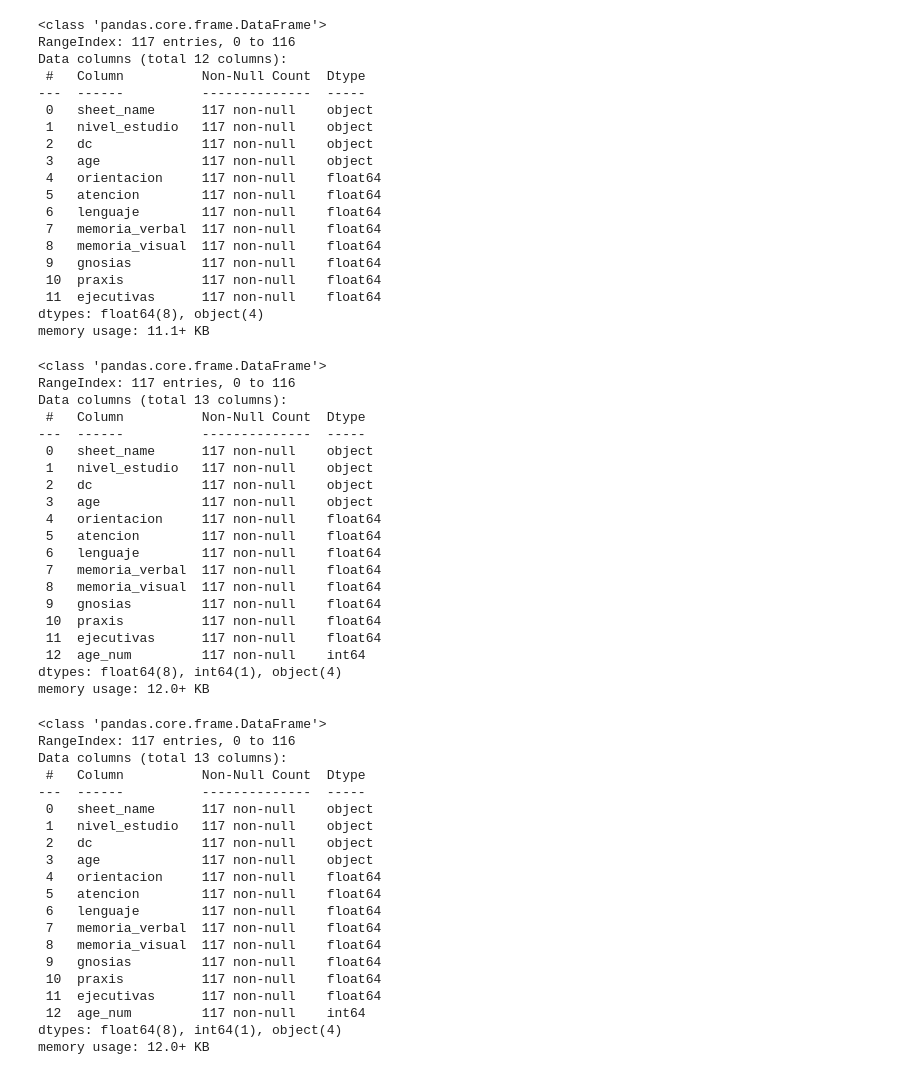
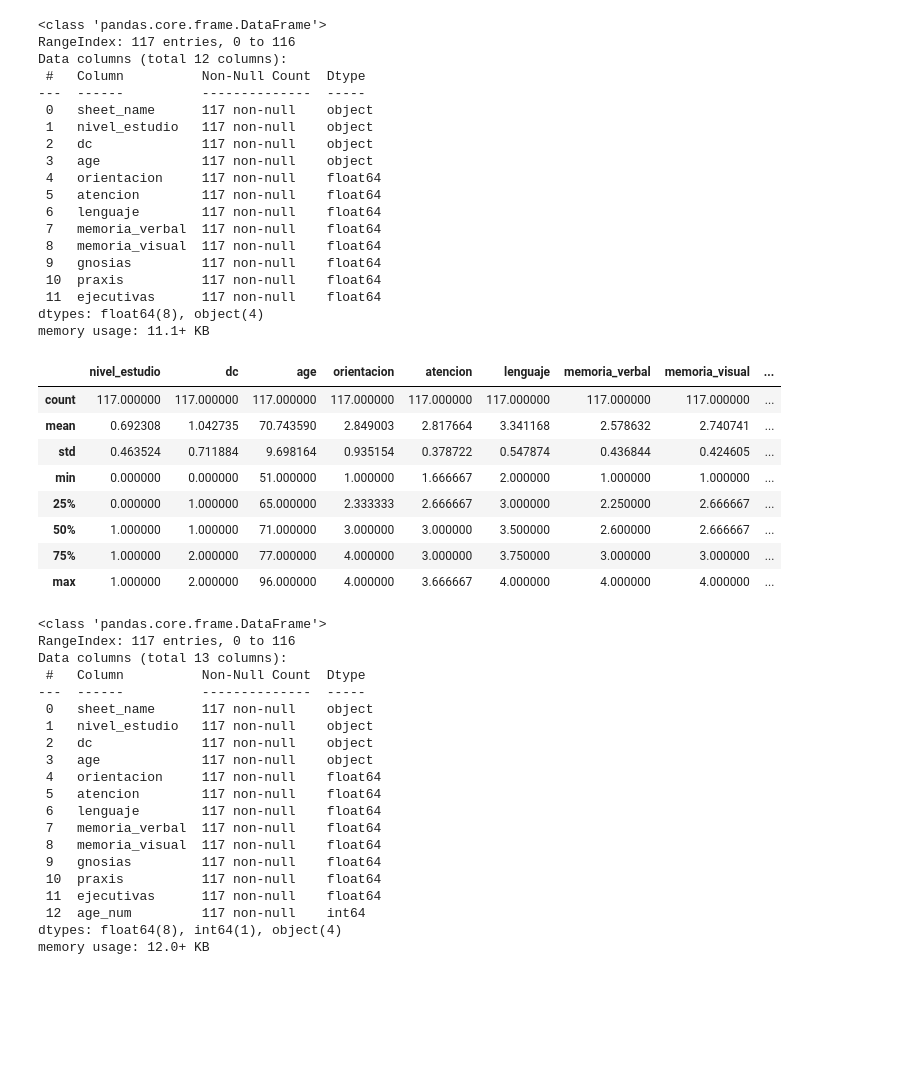
Before and after one commit to Nicolasg2c/dc_model_ts, a Jupyter notebook: src/dc_pipeline_2.ipynb, the cells around one changed output. Drawn from its saved outputs; the diff is of its cells as text; code cells hidden in the pictures; blank space fills up the shorter version.

```diff
--- a/src/dc_pipeline_2.ipynb
+++ b/src/dc_pipeline_2.ipynb
@@ -1261,31 +1261,26 @@ Data columns (total 12 columns):
  11  ejecutivas      117 non-null    float64
 dtypes: float64(8), object(4)
 memory usage: 11.1+ KB
+# %%
+df_complete['nivel_estudio'] = df_complete['nivel_estudio'].astype(str).str.strip().astype(int)
+df_complete['age'] = df_complete['age'].astype(str).str.strip().astype(int)
+df_complete['dc'] = df_complete['dc'].astype(int)
 # %%
 df_complete["age_num"] = pd.to_numeric(df_complete["age"], errors="coerce")
+# %%
+df_complete["dc"] = df_com
 # %%
-df_complete.info()
+df_complete.describe()
 # %% [output]
-<class 'pandas.core.frame.DataFrame'>
-RangeIndex: 117 entries, 0 to 116
-Data columns (total 13 columns):
- #   Column          Non-Null Count  Dtype
----  ------          --------------  -----
- 0   sheet_name      117 non-null    object
- 1   nivel_estudio   117 non-null    object
- 2   dc              117 non-null    object
- 3   age             117 non-null    object
- 4   orientacion     117 non-null    float64
- 5   atencion        117 non-null    float64
- 6   lenguaje        117 non-null    float64
- 7   memoria_verbal  117 non-null    float64
- 8   memoria_visual  117 non-null    float64
- 9   gnosias         117 non-null    float64
- 10  praxis          117 non-null    float64
- 11  ejecutivas      117 non-null    float64
- 12  age_num         117 non-null    int64
-dtypes: float64(8), int64(1), object(4)
-memory usage: 12.0+ KB
+|  | nivel_estudio | dc | age | orientacion | atencion | lenguaje | memoria_verbal | memoria_visual | ... |
+| count | 117.000000 | 117.000000 | 117.000000 | 117.000000 | 117.000000 | 117.000000 | 117.000000 | 117.000000 | ... |
+| mean | 0.692308 | 1.042735 | 70.743590 | 2.849003 | 2.817664 | 3.341168 | 2.578632 | 2.740741 | ... |
+| std | 0.463524 | 0.711884 | 9.698164 | 0.935154 | 0.378722 | 0.547874 | 0.436844 | 0.424605 | ... |
+| min | 0.000000 | 0.000000 | 51.000000 | 1.000000 | 1.666667 | 2.000000 | 1.000000 | 1.000000 | ... |
+| 25% | 0.000000 | 1.000000 | 65.000000 | 2.333333 | 2.666667 | 3.000000 | 2.250000 | 2.666667 | ... |
+| 50% | 1.000000 | 1.000000 | 71.000000 | 3.000000 | 3.000000 | 3.500000 | 2.600000 | 2.666667 | ... |
+| 75% | 1.000000 | 2.000000 | 77.000000 | 4.000000 | 3.000000 | 3.750000 | 3.000000 | 3.000000 | ... |
+| max | 1.000000 | 2.000000 | 96.000000 | 4.000000 | 3.666667 | 4.000000 | 4.000000 | 4.000000 | ... |
 # %%
 DC_LABELS  = {0: "Control", 1: "DCL", 2: "Demencia"} # Mapa de los niveles de deterioro cognitivos
 DC_PALETTE = {0: "#2ecc71", 1: "#f39c12", 2: "#e74c3c"} #Paleta de colores para las gráficas
```
Also changed, not shown: parts of 4 cells of this notebook.
